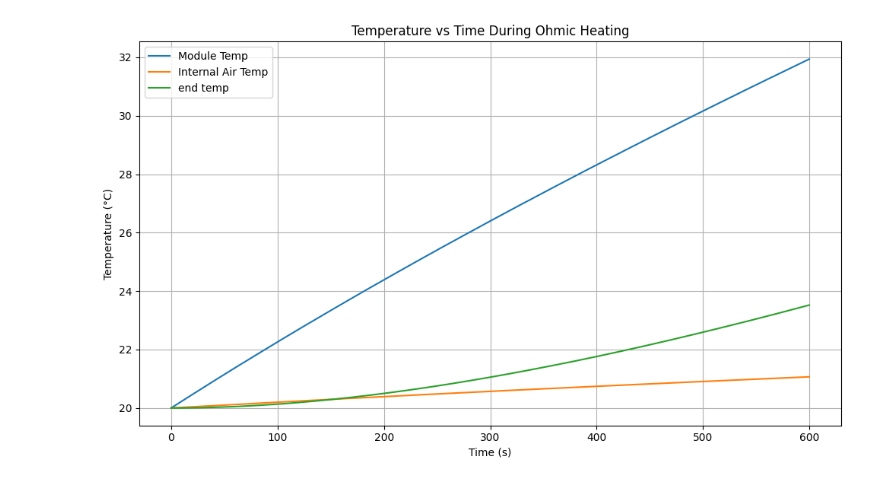
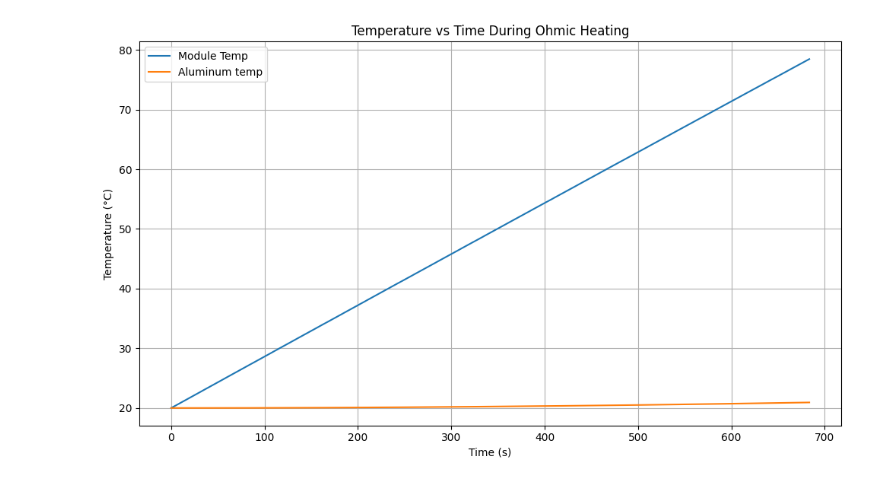
Before and after one commit to Bfoke/Sims-and-Calculators, a Jupyter notebook: Battery_Thermal/cell.ipynb, the cells around one changed output. Cells and saved outputs as stored; diff of their text form; code cells hidden in the pictures.

```diff
--- a/Battery_Thermal/cell.ipynb
+++ b/Battery_Thermal/cell.ipynb
@@ -73,6 +73,11 @@ R_busbar = resistivity_copper * length_busbar / (width_busbar * thickness_busbar
 R_1s4p = R_cell / 4
 R_module = (10 * R_1s4p) + (11 * R_busbar) #ohm
 
+r_cells = 0.015 #for 1 10s4p module
+r_busbars = 2.5e-5 #8 per module
+r_terminals = 2.4e-4 #2 per module
+R_module = r_cells + (8 * r_busbars) + (2 * r_terminals)
+
 #mass
 m_busbar = width_busbar * length_busbar * thickness_busbar * rho_copper #kg
 
@@ -80,10 +85,10 @@ m_busbar = width_busbar * length_busbar * thickness_busbar * rho_copper #kg
 # %%
 # ohmic heating
 dt = 0.1 #sec
-num_steps = 6000
+num_steps = 6835
 
 #current schedule
-amps = 70 #A
+amps = 110 #A
 A = np.ones(num_steps) * amps
 
 #initial conditions
@@ -106,7 +111,7 @@ for i in range(num_steps):
     #cells and tabs aka module
     Q_ohmic_in = A[i] * A[i] * R_module
     # print(Q_ohmic_in)
-    Q_cell_conv_out = h_cell_to_air * SA_cell * (T_module - T_internal_air)
+    Q_cell_conv_out = 0 #h_cell_to_air * SA_cell * (T_module - T_internal_air)
     Q_cell_cond_out = K_module_to_aluminum * thermal_contact_area * (T_module - T_aluminum_end)
 
     Q_module_total = Q_ohmic_in - Q_cell_cond_out - Q_cell_conv_out
@@ -116,15 +121,15 @@ for i in range(num_steps):
     T_module += module_dT
     temp_module.append(T_module)
 
-    #internal air
-    Q_internal_air_conv_out = h_aluminum_to_air * module_air_area * (T_internal_air - T_aluminum_side)
+    # #internal air
+    # Q_internal_air_conv_out = h_aluminum_to_air * module_air_area * (T_internal_air - T_aluminum_side)
 
-    Q_module_air_total = Q_cell_conv_out - Q_internal_air_conv_out
+    # Q_module_air_total = Q_cell_conv_out - Q_internal_air_conv_out
 
-    internal_air_dT = (Q_module_air_total * dt) / (C_air * air_vol_module * rho_air)
+    # internal_air_dT = (Q_module_air_total * dt) / (C_air * air_vol_module * rho_air)
 
-    T_internal_air += internal_air_dT
-    temp_internal_air.append(T_internal_air)
+    # T_internal_air += internal_air_dT
+    # temp_internal_air.append(T_internal_air)
 
     #aluminum end
     Q_end_conv_out = h_aluminum_to_air * area_aluminum * (T_aluminum_end - T_amb)
@@ -156,27 +143,27 @@ for i in range(num_steps):
 # %%
 # Time vector
 time = np.arange(num_steps) * dt
 
 # Plot temperatures vs time
 plt.figure(figsize=(10, 6))
 
 plt.plot(time, temp_module, label='Module Temp')
-plt.plot(time, temp_internal_air, label='Internal Air Temp')
-plt.plot(time,temp_aluminum_end, label='end temp')
+# plt.plot(time, temp_internal_air, label='Internal Air Temp')
+plt.plot(time,temp_aluminum_end, label='Aluminum temp')
 
 # Optional if you later populate these lists
 if len(temp_busbar) > 0:
     plt.plot(time[:len(temp_busbar)], temp_busbar, label='Busbar Temp')
 
 if len(temp_aluminum_side) > 0:
     plt.plot(time[:len(temp_aluminum_side)], temp_aluminum_side, label='Aluminum Side Temp')
 
 plt.xlabel('Time (s)')
 plt.ylabel('Temperature (°C)')
 plt.title('Temperature vs Time During Ohmic Heating')
 plt.grid(True)
 plt.legend()
 plt.tight_layout()
 plt.show()
 # %% [output]
-[figure, old version]
+[figure, new version]
```
Also changed, not shown: parts of 2 cells of this notebook, 8 other files.
